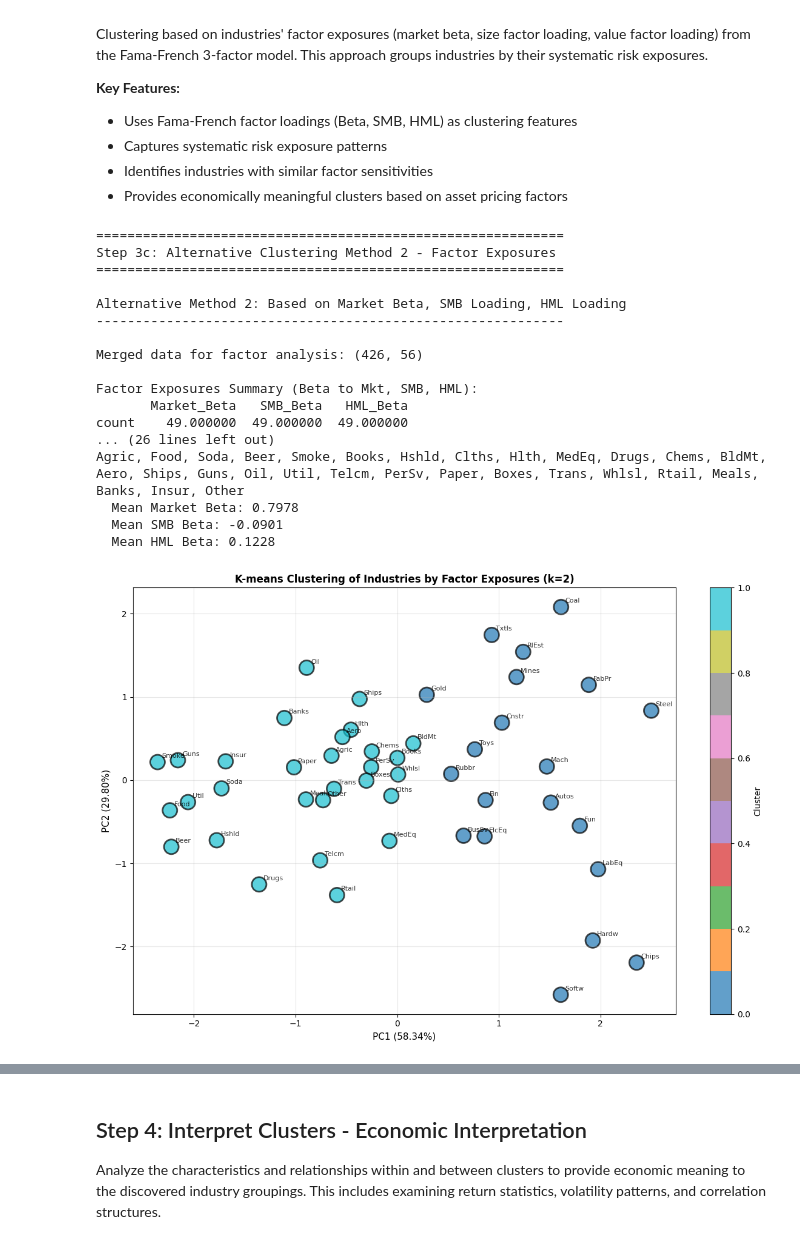
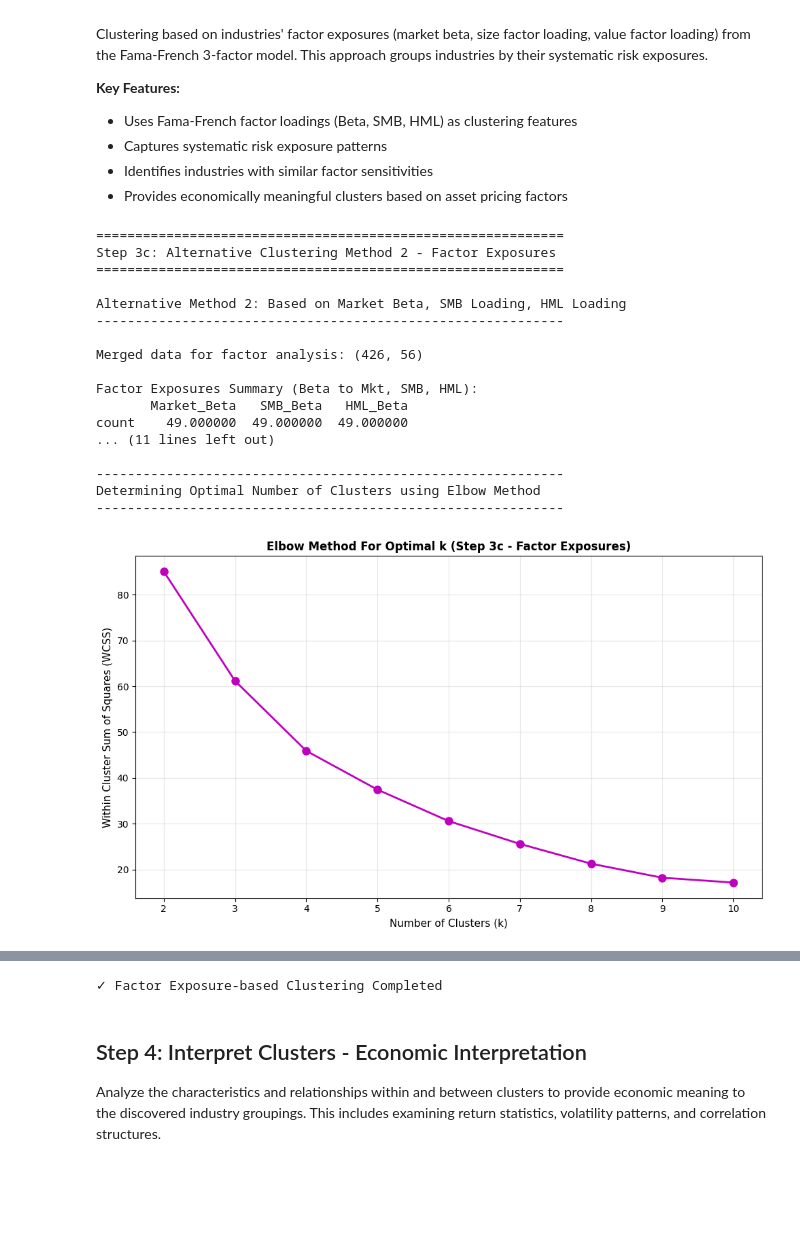
Before and after one commit to mscmsc-ops/Big_data, a Jupyter notebook: Main.ipynb, the cells around one changed output, grey strips where cells are left out. Drawn from its saved outputs; the diff is of its cells as text; code cells hidden in the pictures; blank space fills up the shorter version.

```diff
--- a/Main.ipynb
+++ b/Main.ipynb
@@ -667,9 +691,9 @@ print("-"*60)
 linkage_matrix_corr = linkage(corr_distance, method='ward')
 
 # Extract clusters from hierarchy
-hierarchical_labels_corr = fcluster(linkage_matrix_corr, optimal_k, criterion='maxclust') - 1
+hierarchical_labels_corr = fcluster(linkage_matrix_corr, optimal_k_3a, criterion='maxclust') - 1
 
-print(f"\nHierarchical Clustering (k={optimal_k}, Ward linkage)")
+print(f"\nHierarchical Clustering (k={optimal_k_3a}, Ward linkage)")
 print(f"Industries per cluster: {np.bincount(hierarchical_labels_corr)}")
 
 # Create cluster assignment for hierarchical clustering
@@ -685,7 +709,7 @@ print(cluster_counts_hierarchical)
 
 # Display industries in each cluster
 print(f"\nDetailed Hierarchical Cluster Assignment:")
-for cluster_id in range(optimal_k):
+for cluster_id in range(optimal_k_3a):
     industries_in_cluster = industry_clusters_hierarchical_corr[
         industry_clusters_hierarchical_corr['Correlation_Cluster'] == cluster_id
     ]['Industry'].tolist()
@@ -1009,16 +1097,60 @@ factor_exposures_df.set_index('Industry', inplace=True)
 print(f"\nFactor Exposures Summary (Beta to Mkt, SMB, HML):")
 print(factor_exposures_df.describe())
 
-# Standardize factor exposures for clustering
+# Standardize factor exposures for clustering BEFORE applying clustering methods
 scaler_factors = StandardScaler()
 factors_scaled = scaler_factors.fit_transform(factor_exposures_df)
 factors_scaled_df = pd.DataFrame(factors_scaled, columns=factor_exposures_df.columns, index=factor_exposures_df.index)
 
-# Apply K-means clustering on factor exposures
-kmeans_factors = KMeans(n_clusters=optimal_k, random_state=42, n_init=10)
+print(f"\nData Standardization (Step 3c):")
+print(f"  Mean of scaled data: {factors_scaled_df.mean().mean():.6f}")
+print(f"  Std of scaled data: {factors_scaled_df.std().mean():.6f}")
+
+# ===== Elbow Method for Optimal K (Step 3c) =====
+print("\n" + "-"*60)
+print("Determining Optimal Number of Clusters using Elbow Method")
+print("-"*60)
+
+# Apply elbow method - compute WCSS for different k values
+wcss_3c = []
+k_range = range(2, min(11, len(industry_columns)))
+
+for k in k_range:
+    kmeans_temp = KMeans(n_clusters=k, random_state=42, n_init=10)
+    kmeans_temp.fit(factors_scaled)
+    wcss_3c.append(kmeans_temp.inertia_)
+
+# Plot elbow curve
+fig, ax = plt.subplots(figsize=(10, 6))
+ax.plot(k_range, wcss_3c, 'mo-', linewidth=2, markersize=8)
+ax.set_xlabel('Number of Clusters (k)', fontsize=11)
+ax.set_ylabel('Within Cluster Sum of Squares (WCSS)', fontsize=11)
+ax.set_title('Elbow Method For Optimal k (Step 3c - Factor Exposures)', fontsize=12, fontweight='bold')
+ax.grid(True, alpha=0.3)
+plt.tight_layout()
+plt.show()
+
+# Find elbow point using the elbow method (second derivative)
+if len(wcss_3c) >= 3:
+    second_derivative = np.diff(wcss_3c, n=2)
+    elbow_idx = np.argmax(second_derivative) + 2
+    optimal_k_3c = list(k_range)[elbow_idx]
+else:
+    optimal_k_3c = list(k_range)[0]
+
+print(f"\nElbow Method Analysis (Step 3c):")
+print(f"  Optimal k: {optimal_k_3c}")
+print(f"  WCSS at optimal k: {wcss_3c[optimal_k_3c - 2]:.2f}")
+
+# Apply K-means clustering on factor exposures with optimal k
+print("\n" + "-"*60)
+print(f"K-means Clustering on Factor Exposures (k={optimal_k_3c})")
+print("-"*60)
+
+kmeans_factors = KMeans(n_clusters=optimal_k_3c, random_state=42, n_init=10)
 kmeans_labels_factors = kmeans_factors.fit_predict(factors_scaled)
 
-print(f"\nK-means Clustering on Factor Exposures (k={optimal_k})")
+print(f"\nK-means Clustering (k={optimal_k_3c})")
 print(f"Industries per cluster: {np.bincount(kmeans_labels_factors)}")
 
 # Create cluster assignment for industries based on factor exposures
@@ -1034,7 +1166,7 @@ print(cluster_counts_factors)
 
 # Display industries in each cluster
 print(f"\nDetailed Factor Exposure-based Cluster Assignment:")
-for cluster_id in range(optimal_k):
+for cluster_id in range(optimal_k_3c):
     industries_in_cluster = industry_clusters_factors[
         industry_clusters_factors['Factor_Cluster'] == cluster_id
     ]['Industry'].tolist()
@@ -1054,37 +1186,37 @@ factors_pca_positions = pca_factors.fit_transform(factors_scaled)
 fig, ax = plt.subplots(figsize=(12, 8))
 scatter = ax.scatter(factors_pca_positions[:, 0], factors_pca_positions[:, 1],
                      c=kmeans_labels_factors, cmap='tab10', s=300, alpha=0.7, edgecolors='black', linewidth=2)
 
 # Annotate industry names
 for j, txt in enumerate(industry_columns):
     ax.annotate(txt, (factors_pca_positions[j, 0], factors_pca_positions[j, 1]), fontsize=8, alpha=0.8,
                 xytext=(5, 5), textcoords='offset points')
 
 ax.set_xlabel(f'PC1 ({pca_factors.explained_variance_ratio_[0]:.2%})', fontsize=11)
 ax.set_ylabel(f'PC2 ({pca_factors.explained_variance_ratio_[1]:.2%})', fontsize=11)
-ax.set_title(f'K-means Clustering of Industries by Factor Exposures (k={optimal_k})', fontsize=12, fontweight='bold')
+ax.set_title(f'K-means Clustering of Industries by Factor Exposures (k={optimal_k_3c})', fontsize=12, fontweight='bold')
 plt.colorbar(scatter, ax=ax, label='Cluster')
 ax.grid(True, alpha=0.3)
 plt.tight_layout()
 plt.show()
 
 print("\n✓ Factor Exposure-based Clustering Completed")
 # %% [output]
 ============================================================
 Step 3c: Alternative Clustering Method 2 - Factor Exposures
 ============================================================
 
 Alternative Method 2: Based on Market Beta, SMB Loading, HML Loading
 ------------------------------------------------------------
 
 Merged data for factor analysis: (426, 56)
 
 Factor Exposures Summary (Beta to Mkt, SMB, HML):
        Market_Beta   SMB_Beta   HML_Beta
 count    49.000000  49.000000  49.000000
-... (26 lines left out)
-Agric, Food, Soda, Beer, Smoke, Books, Hshld, Clths, Hlth, MedEq, Drugs, Chems, BldMt, Aero, Ships, Guns, Oil, Util, Telcm, PerSv, Paper, Boxes, Trans, Whlsl, Rtail, Meals, Banks, Insur, Other
-  Mean Market Beta: 0.7978
-  Mean SMB Beta: -0.0901
-  Mean HML Beta: 0.1228
+... (11 lines left out)
+
+------------------------------------------------------------
+Determining Optimal Number of Clusters using Elbow Method
+------------------------------------------------------------
-[figure, old version]
+[figure, new version]
@@ -1092,3 +1241,4 @@ Agric, Food, Soda, Beer, Smoke, Books, Hshld, Clths, Hlth, MedEq, Drugs, Chems,
+✓ Factor Exposure-based Clustering Completed
 # %% [markdown]
 ## Step 4: Interpret Clusters - Economic Interpretation
 
```
Also changed, not shown: parts of 12 cells of this notebook, 3 other files.
